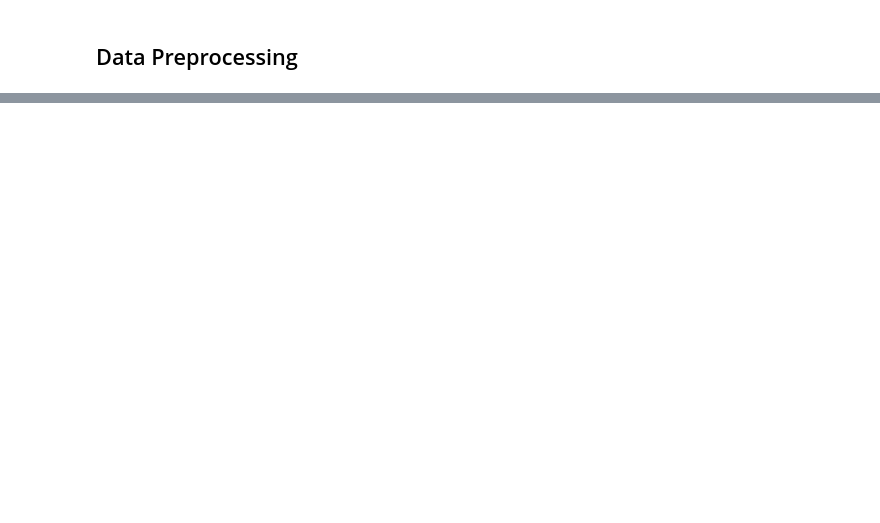
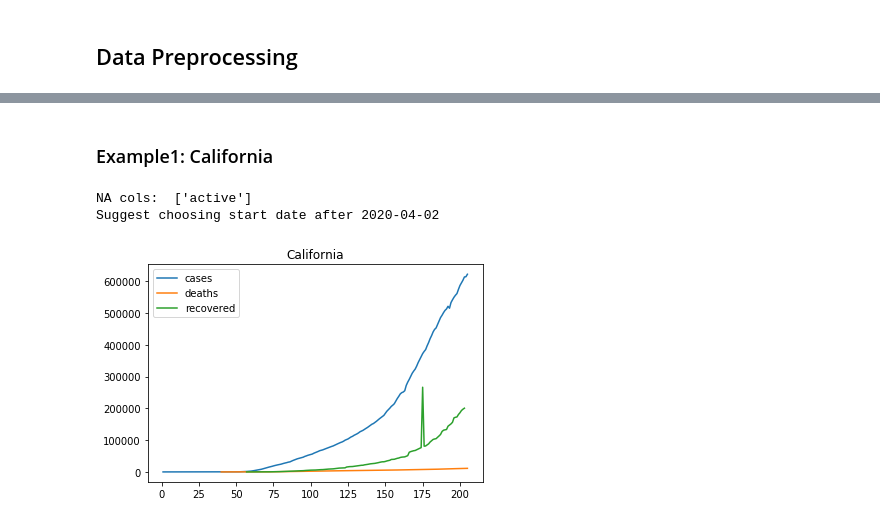
Before and after one commit to Xinyi-Lai/Covid19PolicyHelper, a Jupyter notebook: Covid19 PolicyHelper.ipynb, the cells around one changed output, grey strips where cells are left out. Saved outputs shown, nothing was run; the diff lists cells and outputs as text; code cells hidden in the pictures; blank space fills up the shorter version.

```diff
--- a/Covid19 PolicyHelper.ipynb
+++ b/Covid19 PolicyHelper.ipynb
@@ -114,0 +252,10 @@ suggested start date after 2020-03-27
+# %% [markdown]
+### Example1: California
+# %%
+state = "California"
+df_state = chooseState(state)
+# df_state.sample(5).sort_values("date")
+# %% [output]
+NA cols:  ['active']
+Suggest choosing start date after 2020-04-02
+[figure, added]
```
Also changed, not shown: parts of 36 cells of this notebook.
